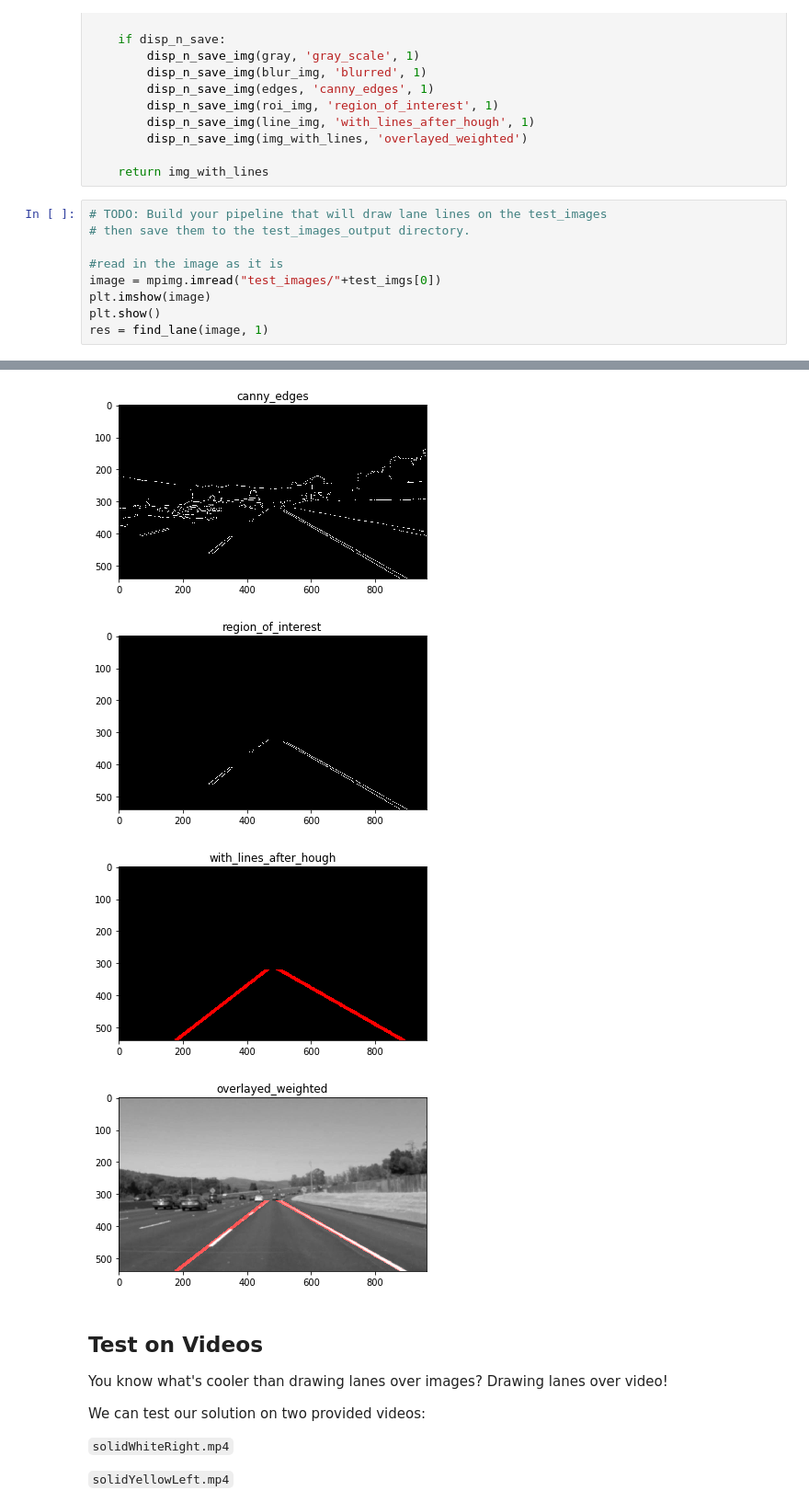
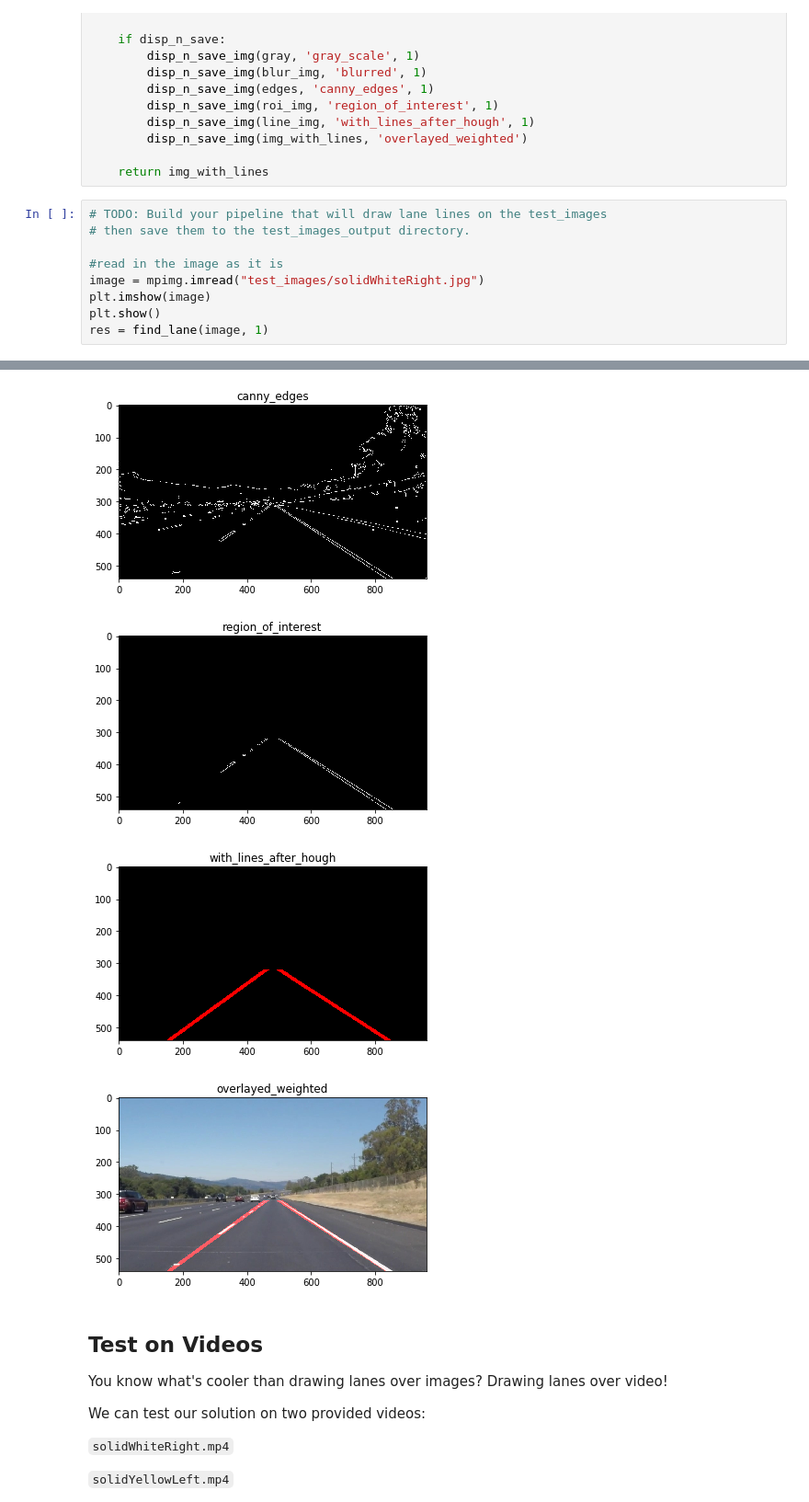
Before and after one commit to pranavbajoria93/Lane_Detection_Canny_Hough, a Jupyter notebook: P1.ipynb, the cells around one changed output, grey strips where cells are left out. Shown: that part at 92% size. Cells and saved outputs as stored; diff of their text form.

```diff
--- a/P1.ipynb
+++ b/P1.ipynb
@@ -320,7 +320,7 @@ def find_lane(image, disp_n_save=0):
 # then save them to the test_images_output directory.
 
 #read in the image as it is
-image = mpimg.imread("test_images/"+test_imgs[0])
+image = mpimg.imread("test_images/solidWhiteRight.jpg")
 plt.imshow(image)
 plt.show()
 res = find_lane(image, 1)
@@ -331,7 +331,7 @@ res = find_lane(image, 1)
-[figure, old version]
+[figure, new version]
-[figure, old version]
+[figure, new version]
-[figure, old version]
+[figure, new version]
-[figure, old version]
+[figure, new version]
 # %% [markdown]
 ## Test on Videos
 
```
Also changed, not shown: parts of 1 cell of this notebook, 7 other files.
